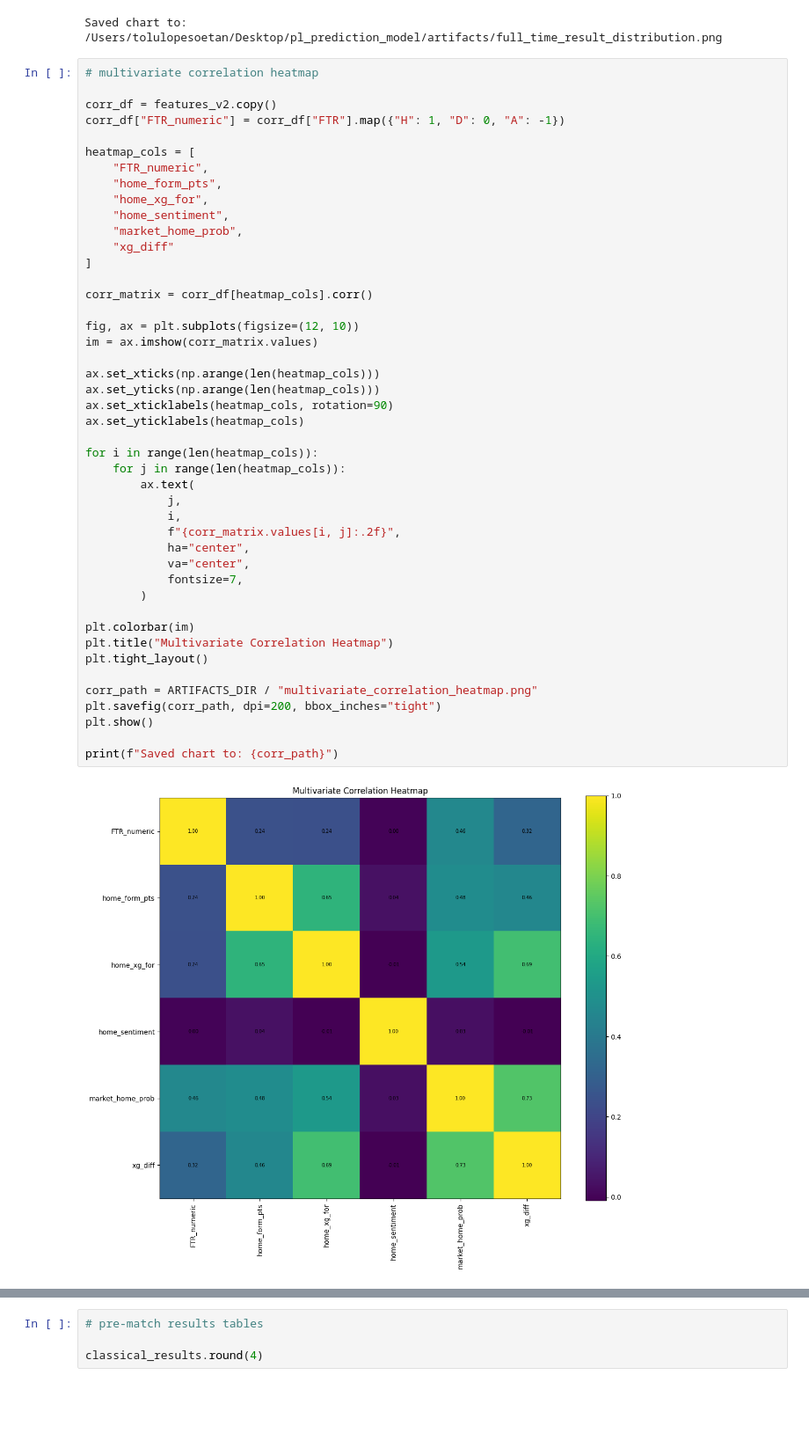
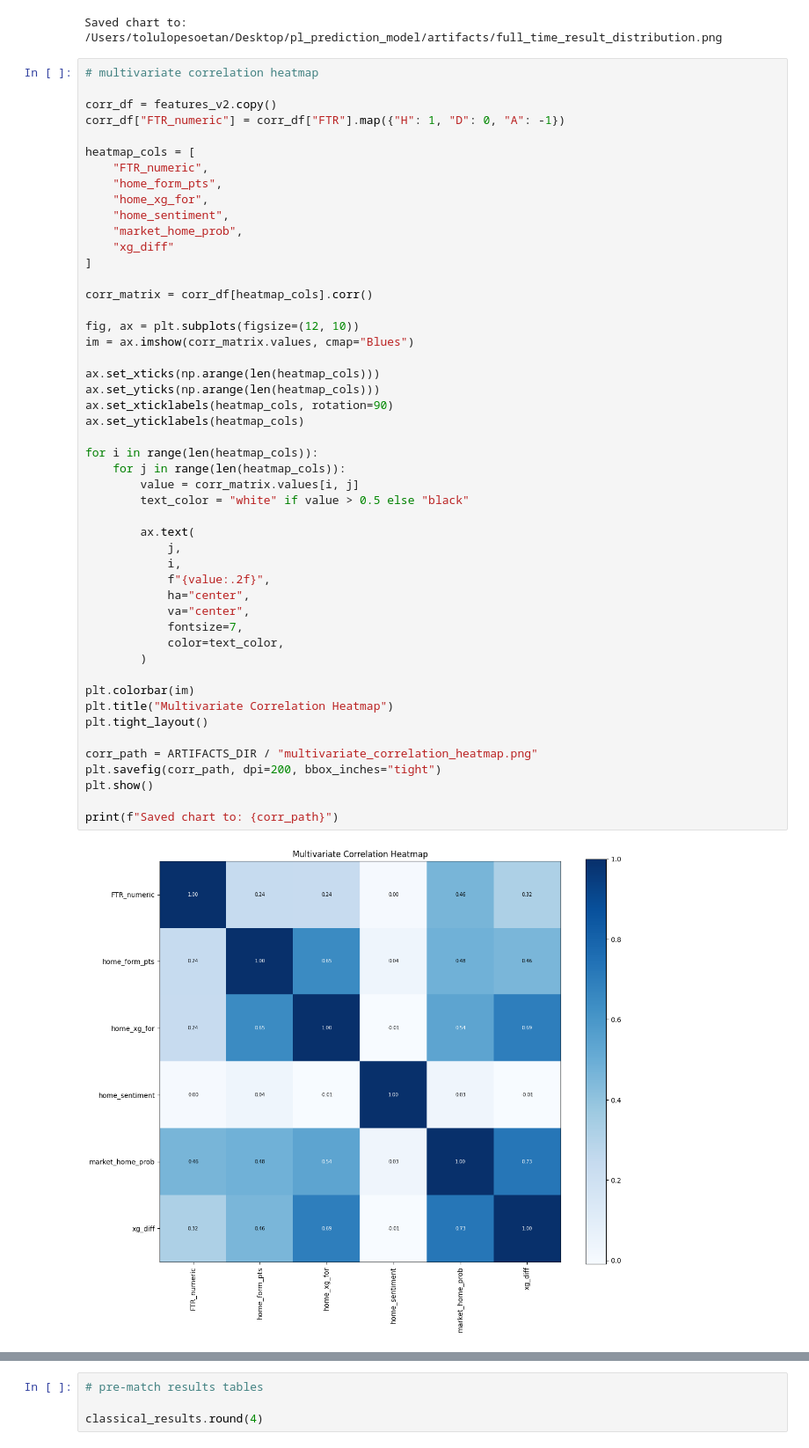
Before and after one commit to tolulopesoetan/pl_prediction_model, a Jupyter notebook: notebooks/03_evaluation_and_results.ipynb, the cells around one changed output, grey strips where cells are left out. Shown at 88% size. Cells and saved outputs as stored; diff of their text form; blank space fills up the shorter version.

Commit message:
chore: multivariate corr run

```diff
--- a/notebooks/03_evaluation_and_results.ipynb
+++ b/notebooks/03_evaluation_and_results.ipynb
@@ -138,36 +138,40 @@ heatmap_cols = [
 
 corr_matrix = corr_df[heatmap_cols].corr()
 
 fig, ax = plt.subplots(figsize=(12, 10))
-im = ax.imshow(corr_matrix.values)
+im = ax.imshow(corr_matrix.values, cmap="Blues")
 
 ax.set_xticks(np.arange(len(heatmap_cols)))
 ax.set_yticks(np.arange(len(heatmap_cols)))
 ax.set_xticklabels(heatmap_cols, rotation=90)
 ax.set_yticklabels(heatmap_cols)
 
 for i in range(len(heatmap_cols)):
     for j in range(len(heatmap_cols)):
+        value = corr_matrix.values[i, j]
+        text_color = "white" if value > 0.5 else "black"
+
         ax.text(
             j,
             i,
-            f"{corr_matrix.values[i, j]:.2f}",
+            f"{value:.2f}",
             ha="center",
             va="center",
             fontsize=7,
+            color=text_color,
         )
 
 plt.colorbar(im)
 plt.title("Multivariate Correlation Heatmap")
 plt.tight_layout()
 
 corr_path = ARTIFACTS_DIR / "multivariate_correlation_heatmap.png"
 plt.savefig(corr_path, dpi=200, bbox_inches="tight")
 plt.show()
 
 print(f"Saved chart to: {corr_path}")
 # %% [output]
-[figure, old version]
+[figure, new version]
 Saved chart to: /Users/tolulopesoetan/Desktop/pl_prediction_model/artifacts/multivariate_correlation_heatmap.png
 # %%
 # pre-match results tables
```
Also changed, not shown: 1 other file.
